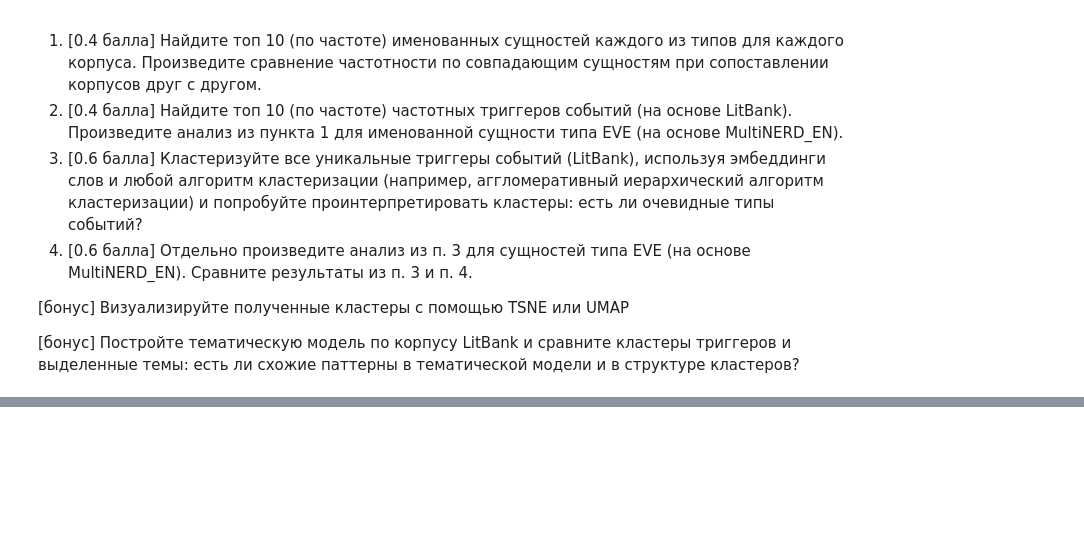
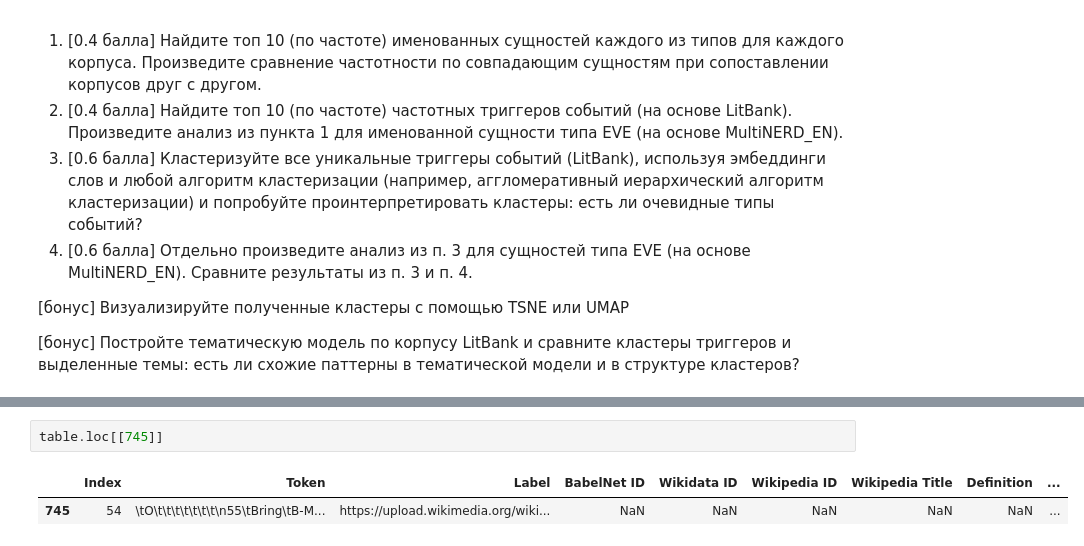
Before and after one commit to potroshitelshuk/NLP-2022, a Jupyter notebook: hw2-2022.ipynb, the cells around one changed output, grey strips where cells are left out. Drawn from its saved outputs; the diff is of its cells as text; blank space fills up the shorter version.

```diff
--- a/hw2-2022.ipynb
+++ b/hw2-2022.ipynb
@@ -122,0 +188,5 @@ events_folder_path = "litbank_events/brat"
+# %%
+table.loc[[745]]
+# %% [output]
+|  | Index | Token | Label | BabelNet ID | Wikidata ID | Wikipedia ID | Wikipedia Title | Definition | ... |
+| 745 | 54 | \tO\t\t\t\t\t\t\t\n55\tBring\tB-M... | https://upload.wikimedia.org/wiki... | NaN | NaN | NaN | NaN | NaN | ... |
```
Also changed, not shown: parts of 27 cells of this notebook.
